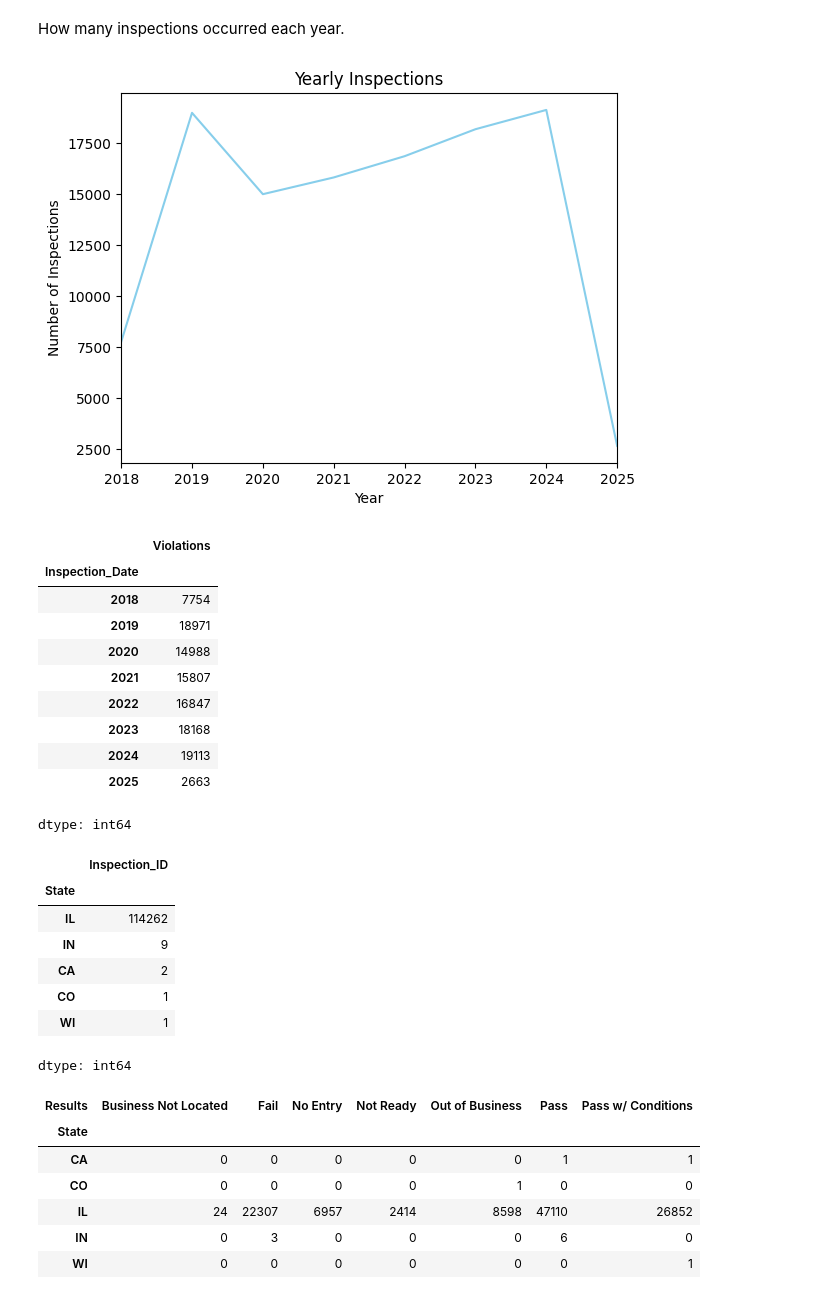
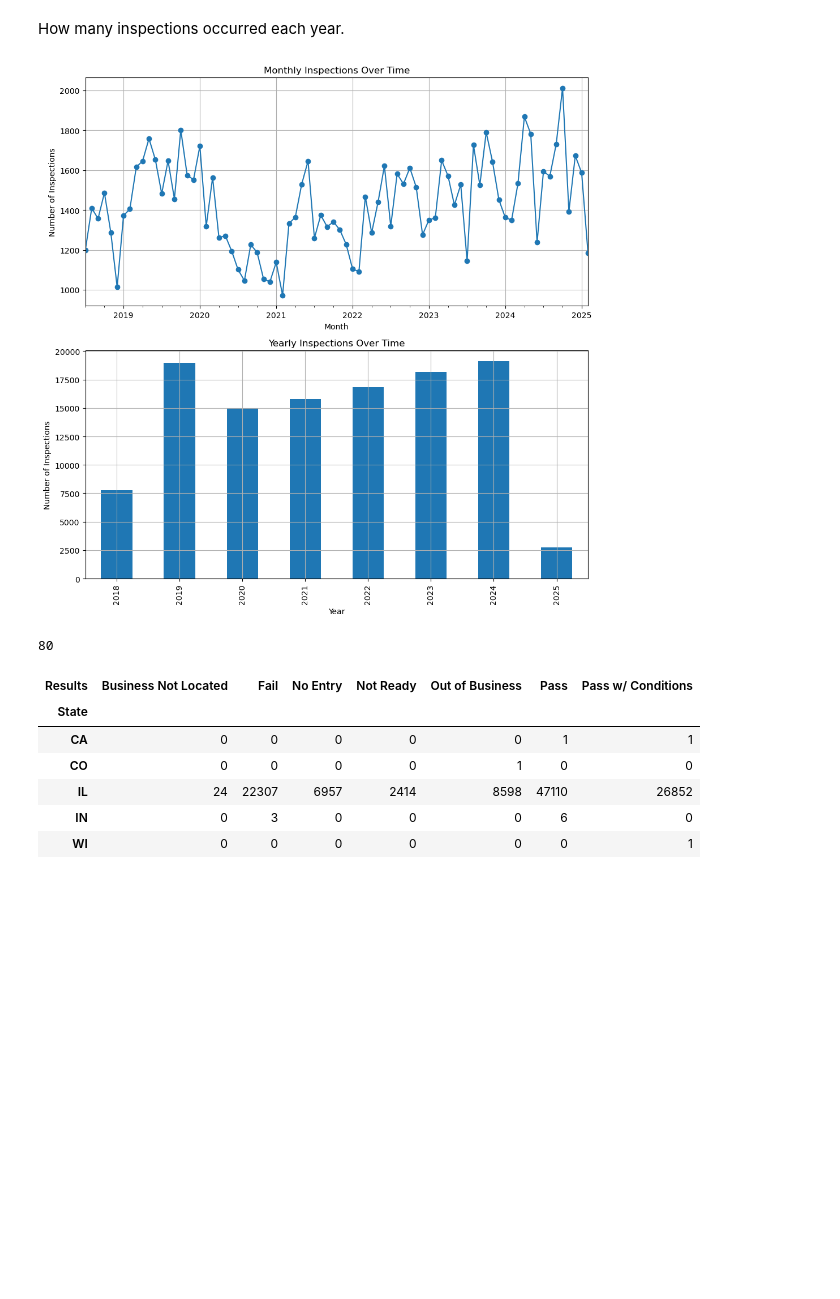
Before and after one commit to suhail-ak/data_science_py, a Jupyter notebook: DataScience_Project.ipynb, the cells around one changed output. Saved outputs shown, nothing was run; the diff lists cells and outputs as text; code cells hidden in the pictures; blank space fills up the shorter version.

```diff
--- a/DataScience_Project.ipynb
+++ b/DataScience_Project.ipynb
@@ -247,43 +174,37 @@ dtype: int64
 # %% [markdown]
  How many inspections occurred each year.
-# %%
-# Ensure Inspection_Date is in datetime format
-dataset['Inspection_Date'] = pd.to_datetime(dataset['Inspection_Date'])
-monthly_inspections = dataset.groupby(dataset['Inspection_Date'].dt.to_period('Y'))['Violations'].size()
-
-monthly_inspections.plot(kind='line', color='skyblue')
-plt.title('Yearly Inspections')
-plt.xlabel('Year')
-plt.ylabel('Number of Inspections')
-plt.show()
-
-
-monthly_inspections
-# %% [output]
-[figure, removed]
-|  | Violations |
-| Inspection_Date |  |
-| 2018 | 7754 |
-| 2019 | 18971 |
-| 2020 | 14988 |
-| 2021 | 15807 |
-| 2022 | 16847 |
-| 2023 | 18168 |
-| 2024 | 19113 |
-| 2025 | 2663 |
-dtype: int64
-# %%
-inspections_by_city = dataset.groupby('State')['Inspection_ID'].size()
-inspections_by_city.sort_values(ascending=False)[:20]
-# %% [output]
-|  | Inspection_ID |
-| State |  |
-| IL | 114262 |
-| IN | 9 |
-| CA | 2 |
-| CO | 1 |
-| WI | 1 |
-dtype: int64
+# %%
+# Ensure Inspection_Date is in datetime format
+dataset['Inspection_Date'] = pd.to_datetime(dataset['Inspection_Date'])
+yearly_inspections = dataset.groupby(dataset['Inspection_Date'].dt.to_period('Y'))['Violations'].size()
+
+monthly_inspections = dataset.groupby(dataset['Inspection_Date'].dt.to_period('M'))['Violations'].size()
+
+
+fig, axs = plt.subplots(2, 1, figsize=(10, 10))
+
+# Plot monthly inspections
+monthly_inspections.plot(kind='line', marker='o', ax=axs[0])
+axs[0].set_title('Monthly Inspections Over Time')
+axs[0].set_xlabel('Month')
+axs[0].set_ylabel('Number of Inspections')
+axs[0].grid(True)
+
+# Plot yearly inspections
+yearly_inspections.plot(kind='bar', ax=axs[1])
+axs[1].set_title('Yearly Inspections Over Time')
+axs[1].set_xlabel('Year')
+axs[1].set_ylabel('Number of Inspections')
+axs[1].grid(True)
+
+plt.tight_layout()
+plt.show()
+
+
+monthly_inspections.count()
+# %% [output]
+[figure, added]
+80
 # %%
 results_by_state = dataset.groupby(['State', 'Results']).size().unstack(fill_value=0)
 results_by_state
```
Also changed, not shown: parts of 21 cells of this notebook.
